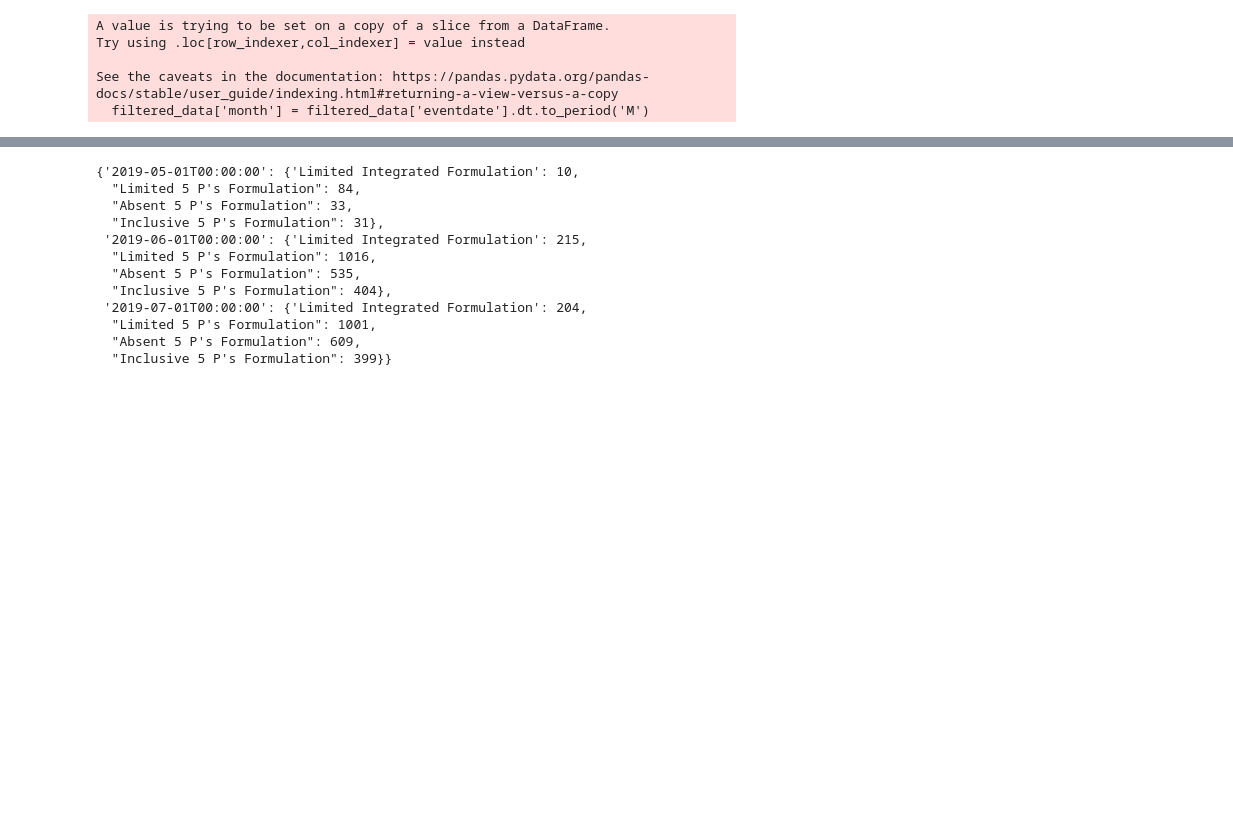
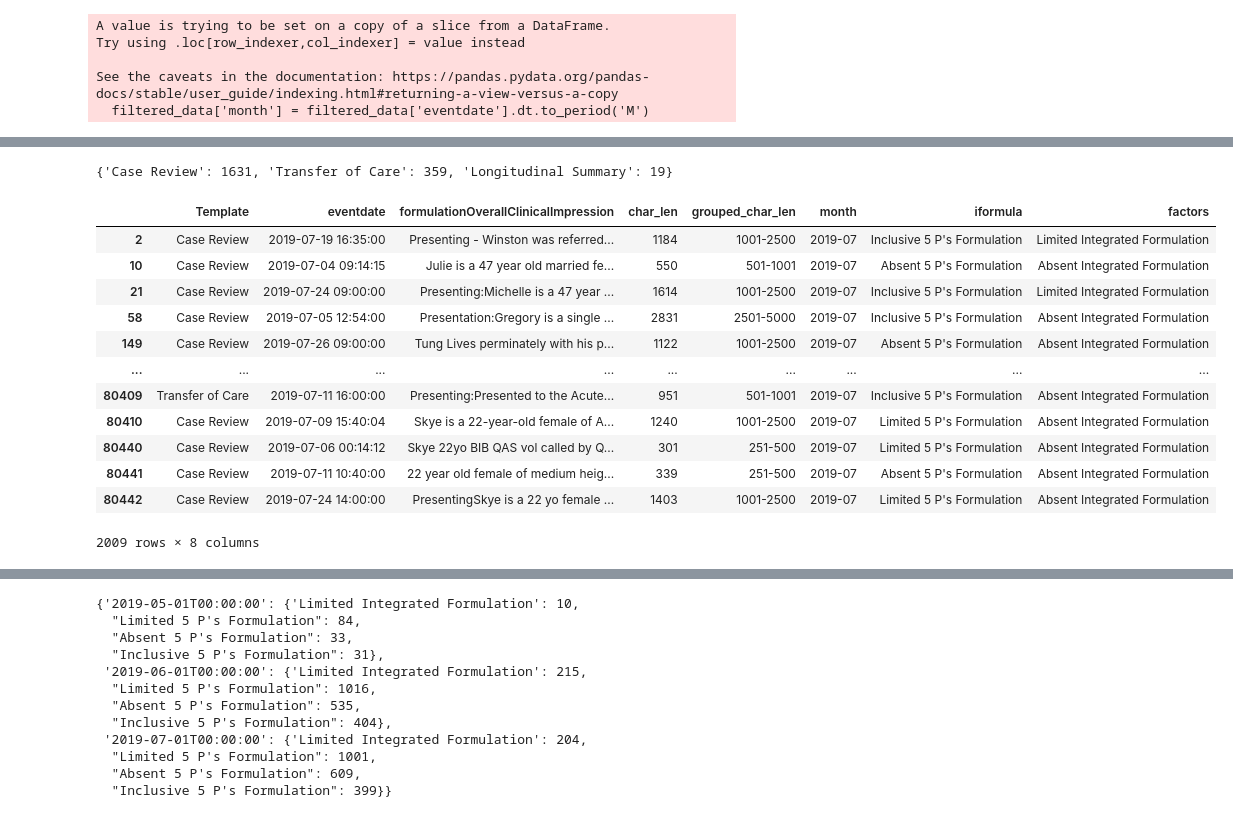
Before and after one commit to KnHuq/healthai, a Jupyter notebook: notebooks/load_analyse_data.ipynb, the cells around one changed output, grey strips where cells are left out. Cells and saved outputs as stored; diff of their text form; code cells hidden in the pictures; blank space fills up the shorter version.

```diff
--- a/notebooks/load_analyse_data.ipynb
+++ b/notebooks/load_analyse_data.ipynb
@@ -88,6 +122,7 @@ See the caveats in the documentation: https://pandas.pydata.org/pandas-docs/stab
 # group by month
 filtered_data['iformula'] = [i[0][0] for i in all_results]
 filtered_data['factors'] = [i[0][1] for i in all_results]
+filtered_data['key_words'] = [r[0][-1] for r in all_results]
 grouped_data = filtered_data.groupby('month')
 final_dict = {}
 for group_n, group_df in grouped_data:
@@ -108,0 +241,60 @@ See the caveats in the documentation: https://pandas.pydata.org/pandas-docs/stab
+# %%
+group_df["Template"].value_counts().to_dict()
+# %% [output]
+{'Case Review': 1631, 'Transfer of Care': 359, 'Longitudinal Summary': 19}
+# %%
+
+final_template_data = []
+for group_n, group_df in grouped_data:
+        template_data = {
+        'Case Review': 0,
+        'Transfer of Care': 0,
+        'Longitudinal Summary': 0,
+        'Focused Assessment plus Substance Use': 0,
+        'Child and Youth Mental Health Assessment': 0,
+        'Focused Assessment': 0,
+        'Comprehensive Assessment': 0,
+        'Forensic Comprehensive Assessment': 0}
+
+        d = group_df["Template"].value_counts().to_dict()
+        template_data.update(d)
+        total = sum([v for k,v in template_data.items()])
+        template_data.update({k+ " (%)": round((v/total)*100,2) for k, v in template_data.items()})
+        template_data['month'] = group_n.to_timestamp().isoformat()
+        final_template_data.append(template_data)
+# %%
+group_df['grouped_char_len'].value_counts().to_dict()
+
+final_grouped_data = []
+
+for group_n, group_df in grouped_data:
+    grouped_data = {
+        '0-250': 0,
+        '251-500': 0,
+        '501-1001': 0,
+        '1001-2500': 0,
+        '2501-5000': 0,
+        '5001+': 0
+    }
+    d = group_df['grouped_char_len'].value_counts().to_dict()
+    grouped_data.update(d)
+    total = sum([v for k,v in grouped_data.items()])
+    grouped_data.update({k+ " (%)": round((v/total)*100,2) for k, v in grouped_data.items()})
+    grouped_data['month'] = group_n.to_timestamp().isoformat()
+    final_grouped_data.append(grouped_data)
+# %%
+group_df
+# %% [output]
+|  | Template | eventdate | formulationOverallClinicalImpression | char_len | grouped_char_len | month | iformula | factors |
+| 2 | Case Review | 2019-07-19 16:35:00 | Presenting - Winston was referred... | 1184 | 1001-2500 | 2019-07 | Inclusive 5 P's Formulation | Limited Integrated Formulation |
+| 10 | Case Review | 2019-07-04 09:14:15 | Julie is a 47 year old married fe... | 550 | 501-1001 | 2019-07 | Absent 5 P's Formulation | Absent Integrated Formulation |
+| 21 | Case Review | 2019-07-24 09:00:00 | Presenting:Michelle is a 47 year ... | 1614 | 1001-2500 | 2019-07 | Inclusive 5 P's Formulation | Limited Integrated Formulation |
+| 58 | Case Review | 2019-07-05 12:54:00 | Presentation:Gregory is a single ... | 2831 | 2501-5000 | 2019-07 | Inclusive 5 P's Formulation | Absent Integrated Formulation |
+| 149 | Case Review | 2019-07-26 09:00:00 | Tung Lives perminately with his p... | 1122 | 1001-2500 | 2019-07 | Absent 5 P's Formulation | Absent Integrated Formulation |
+| ... | ... | ... | ... | ... | ... | ... | ... | ... |
+| 80409 | Transfer of Care | 2019-07-11 16:00:00 | Presenting:Presented to the Acute... | 951 | 501-1001 | 2019-07 | Inclusive 5 P's Formulation | Absent Integrated Formulation |
+| 80410 | Case Review | 2019-07-09 15:40:04 | Skye is a 22-year-old female of A... | 1240 | 1001-2500 | 2019-07 | Limited 5 P's Formulation | Absent Integrated Formulation |
+| 80440 | Case Review | 2019-07-06 00:14:12 | Skye 22yo BIB QAS vol called by Q... | 301 | 251-500 | 2019-07 | Limited 5 P's Formulation | Absent Integrated Formulation |
+| 80441 | Case Review | 2019-07-11 10:40:00 | 22 year old female of medium heig... | 339 | 251-500 | 2019-07 | Absent 5 P's Formulation | Absent Integrated Formulation |
+| 80442 | Case Review | 2019-07-24 14:00:00 | PresentingSkye is a 22 yo female ... | 1403 | 1001-2500 | 2019-07 | Limited 5 P's Formulation | Absent Integrated Formulation |
+2009 rows × 8 columns
```
Also changed, not shown: parts of 13 cells of this notebook, 5 other files.
